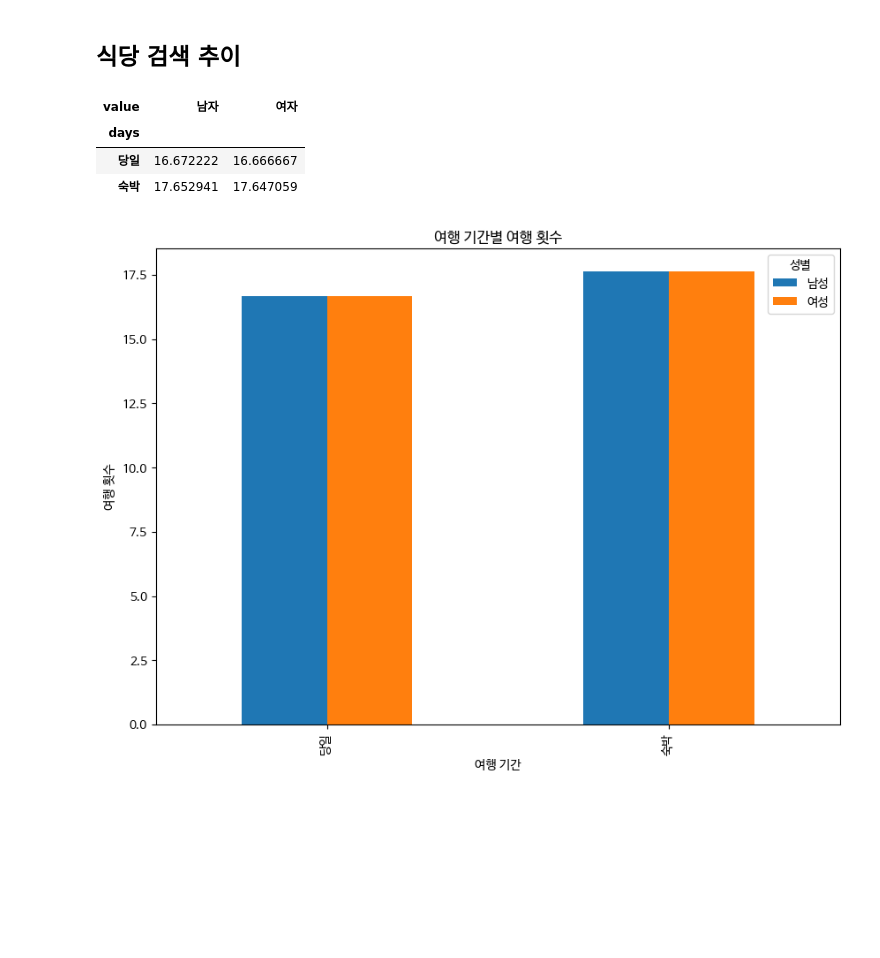
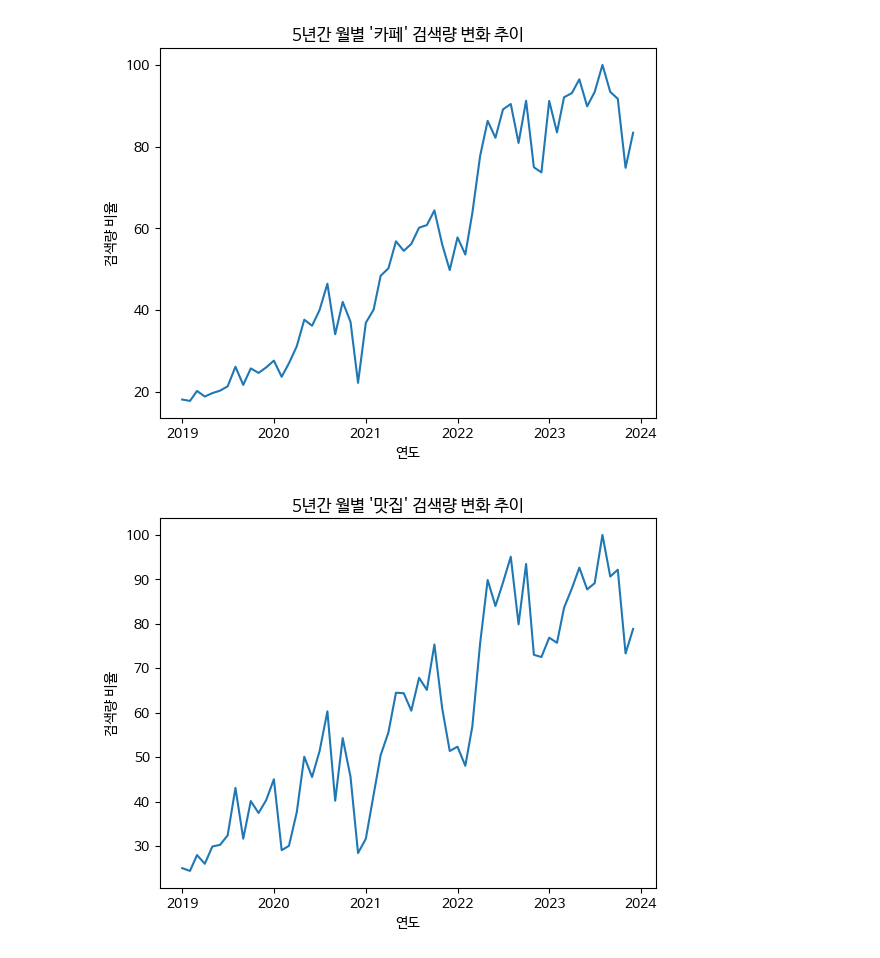
Before and after one commit to nohjuhyeon/AI_LKJ_hubs_fastapi, a Jupyter notebook: data_analysis/persona/jh_persona.ipynb, the cells around one changed output. Cells and saved outputs as stored; diff of their text form; code cells hidden in the pictures; blank space fills up the shorter version.

Commit message:
data_analysis

```diff
--- a/data_analysis/persona/jh_persona.ipynb
+++ b/data_analysis/persona/jh_persona.ipynb
@@ -18,5 +18,9 @@ restaurant_df = naver_search[['date','restaurant','cafe']]
 leisure_df = naver_search[['date','barge','surfing','snorkeling']]
 hocance_df = naver_search[['date','hocance']]
 # %%
-naver_search
+sns.lineplot(data=restaurant_df, x="date", y="cafe")
+plt.xlabel("연도")
+plt.ylabel("검색량 비율")
+plt.title("5년간 월별 '카페' 검색량 변화 추이")
+plt.show()
 # %% [output]
@@ -40,21 +27,9 @@ naver_search
+[figure, added]
-# %% [markdown]
-## 식당 검색 추이
-# %%
-pivot_members_sex
-# %% [output]
-| value | 남자 | 여자 |
-| days |  |  |
-| 당일 | 16.672222 | 16.666667 |
-| 숙박 | 17.652941 | 17.647059 |
-# %%
-df_members_sex = df_members.query("classification == '성별'")
-pivot_members_sex = pd.pivot_table(data=df_members_sex, index='days',columns=['value'],values='visitor_ratio',aggfunc='mean')
-ax = pivot_members_sex.plot(kind='bar',  figsize=(10, 7))
-plt.title('여행 기간별 여행 횟수')
-plt.xlabel('여행 기간')
-plt.ylabel('여행 횟수')
-ax.legend(title="성별", loc='upper right', labels=['남성', '여성'])
-
-plt.show()
-# %% [output]
-[figure, removed]
+# %%
+sns.lineplot(data=restaurant_df, x="date", y="restaurant")
+plt.xlabel("연도")
+plt.ylabel("검색량 비율")
+plt.title("5년간 월별 '맛집' 검색량 변화 추이")
+plt.show()
+# %% [output]
+[figure, added]
```
Also changed, not shown: parts of 12 cells of this notebook, 2 other files.
